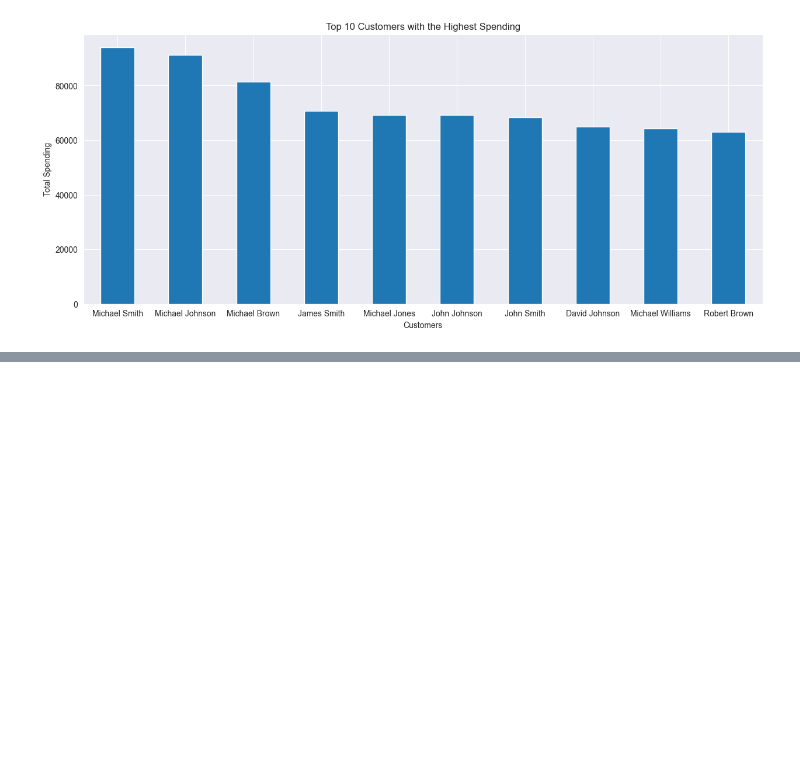
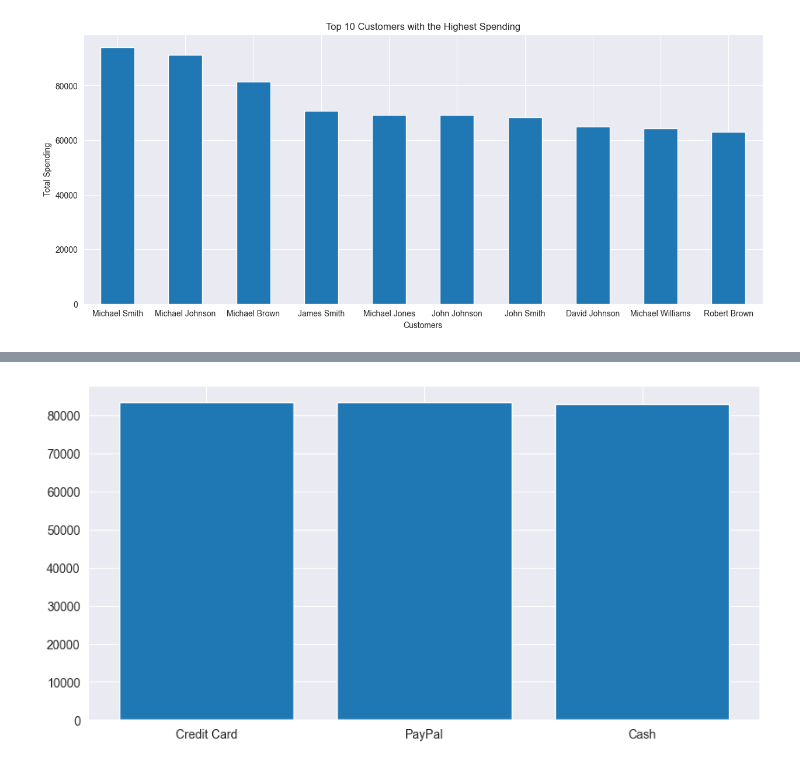
Before and after one commit to pphatt/bi-data-preprocessing, a Jupyter notebook: DataPreprossing.ipynb, the cells around one changed output, grey strips where cells are left out. Cells and saved outputs as stored; diff of their text form; code cells hidden in the pictures; blank space fills up the shorter version.

```diff
--- a/DataPreprossing.ipynb
+++ b/DataPreprossing.ipynb
@@ -309,9 +345,9 @@ df.describe()
 # Create age groups
 bins = [20, 30, 40, 50, 60, 70, 80]
 labels = ['20-29', '30-39', '40-49', '50-59', '60-69', '70-79']
-df['AgeGroup'] = pd.cut(df['Age'], bins=bins, labels=labels, right=False)
+# df['AgeGroup'] = pd.cut(df['Age'], bins=bins, labels=labels, right=False)
 
-df_grouped = df.groupby(['AgeGroup', 'Gender']).size().unstack()
+df_grouped = df.groupby([pd.cut(df['Age'], bins=bins, labels=labels, right=False), 'Gender']).size().unstack()
 df_grouped.plot(kind='bar', stacked=True, figsize=(8, 6))
 plt.title('Customer Age Group Distribution')
 plt.xlabel('Age Group')
@@ -353,0 +422,9 @@ plt.show()
+# %%
+method = df['Payment Method'].value_counts()
+column = method.keys()
+value = method.values
+plt.figure(figsize=(10,5))
+plt.bar(column, value)
+plt.show()
+# %% [output]
+[figure, added]
```
Also changed, not shown: parts of 7 cells of this notebook, 1 other file.
